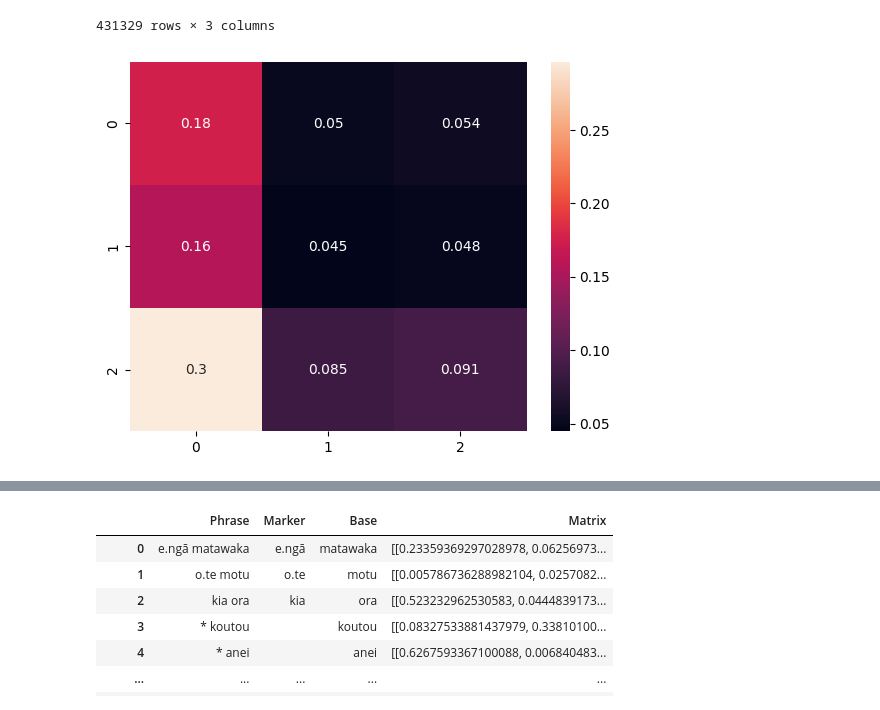
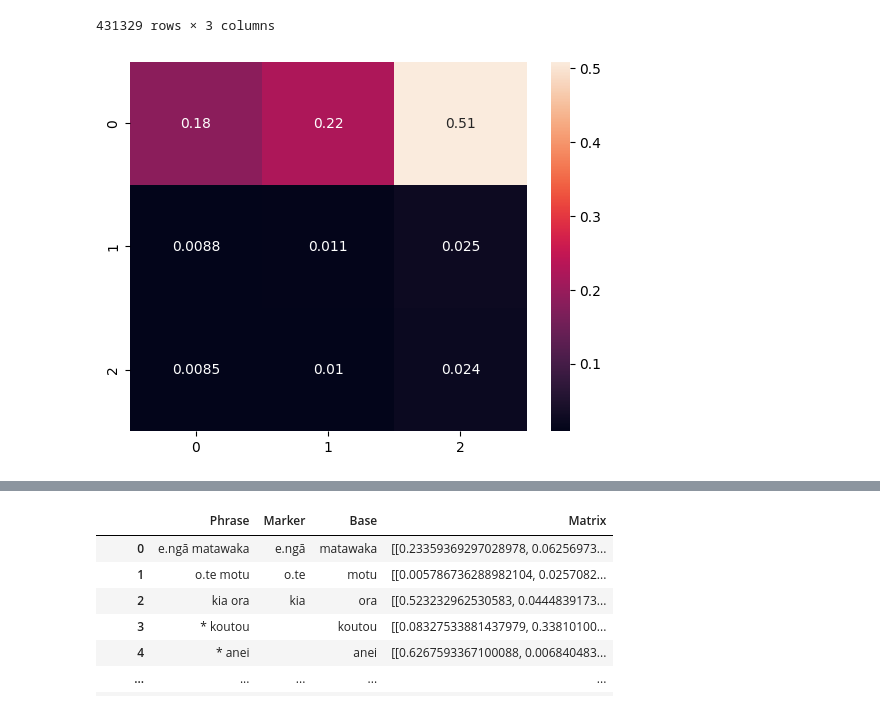
Before and after one commit to connor-taylorbrown/trm-parser, a Jupyter notebook: bayesian.ipynb, the cells around one changed output, grey strips where cells are left out. Cells and saved outputs as stored; diff of their text form; code cells hidden in the pictures.

```diff
--- a/bayesian.ipynb
+++ b/bayesian.ipynb
@@ -392,21 +392,21 @@ Name: Observations, Length: 192319, dtype: int64
 # %%
 def p(df: pd.DataFrame):
     return df.div(df.sum(axis=1), axis=0)
 
 
 df = dataset('Bases')
 counts = count(df)
 p_bases = p(counts)
 
 df = dataset('Particles')
 counts = count(df)
 p_markers = p(counts)
 
 def conjunction(marker, base):
     return np.outer(p_markers.T[marker], p_bases.T[base])
 
 
-sns.heatmap(conjunction('i', 'riro'), annot=True)
+sns.heatmap(conjunction('nā', 'tauiwi'), annot=True)
 plt.show()
 # %% [output]
-[figure, old version]
+[figure, new version]
```
Also changed, not shown: parts of 1 cell of this notebook, 1 other file.
